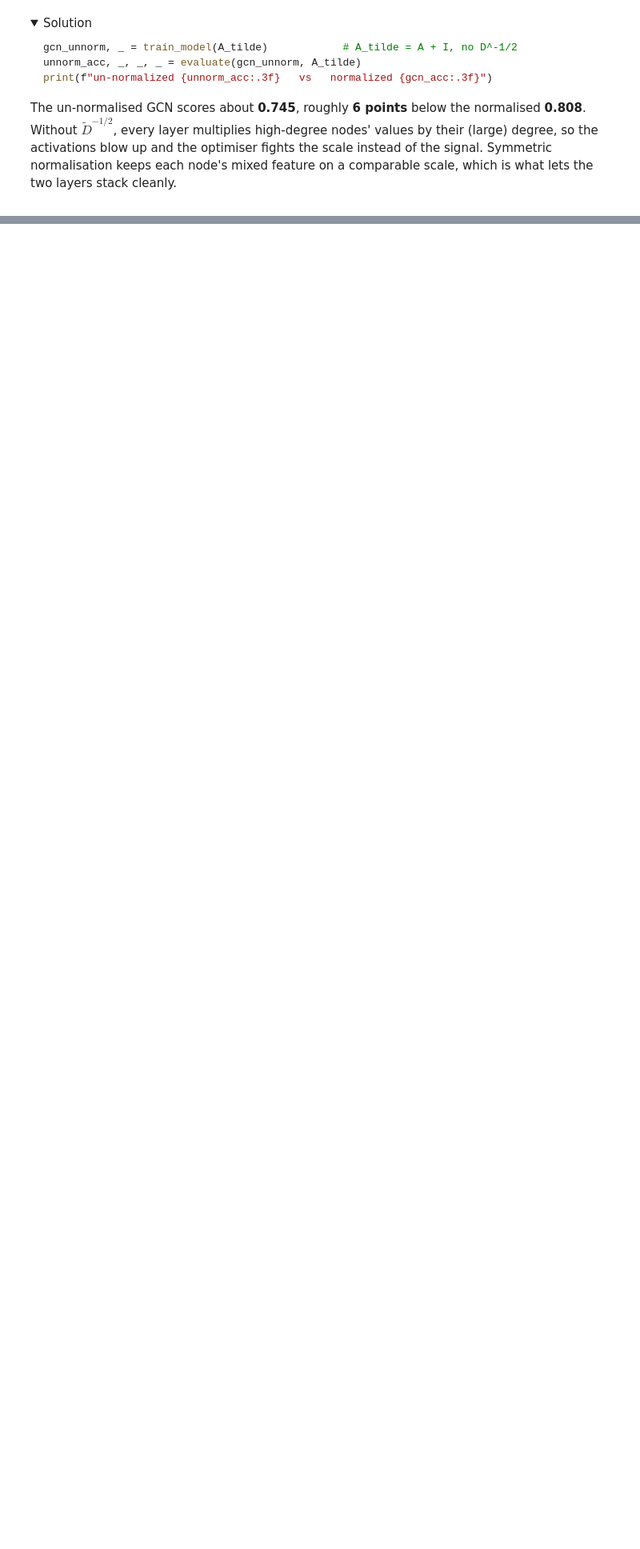
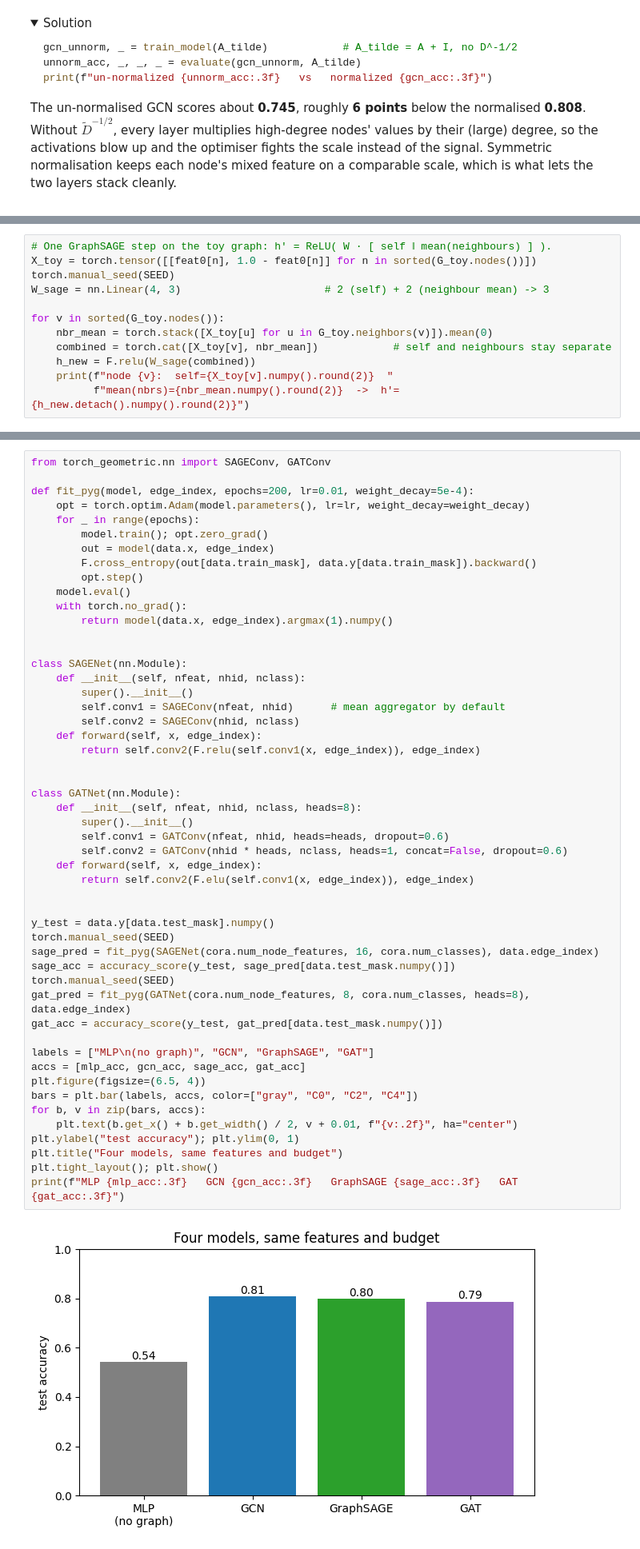
Before and after one commit to mlugassi/ML-on-Graphs, a Jupyter notebook: 10_Introduction_to_Graph_Neural_Networks_(GNNs).ipynb, the cells around one changed output, grey strips where cells are left out. Shown at 80% size. Drawn from its saved outputs; the diff is of its cells as text; folded sections open; blank space fills up the shorter version.

```diff
--- a/10_Introduction_to_Graph_Neural_Networks_(GNNs).ipynb
+++ b/10_Introduction_to_Graph_Neural_Networks_(GNNs).ipynb
@@ -597,0 +854,12 @@ layers stack cleanly.
+# %%
+# One GraphSAGE step on the toy graph: h' = ReLU( W · [ self ‖ mean(neighbours) ] ).
+X_toy = torch.tensor([[feat0[n], 1.0 - feat0[n]] for n in sorted(G_toy.nodes())])
+torch.manual_seed(SEED)
+W_sage = nn.Linear(4, 3)                       # 2 (self) + 2 (neighbour mean) -> 3
+
+for v in sorted(G_toy.nodes()):
+    nbr_mean = torch.stack([X_toy[u] for u in G_toy.neighbors(v)]).mean(0)
+    combined = torch.cat([X_toy[v], nbr_mean])            # self and neighbours stay separate
+    h_new = F.relu(W_sage(combined))
+    print(f"node {v}:  self={X_toy[v].numpy().round(2)}  "
+          f"mean(nbrs)={nbr_mean.numpy().round(2)}  ->  h'={h_new.detach().numpy().round(2)}")
@@ -597,0 +880,53 @@ layers stack cleanly.
+# %%
+from torch_geometric.nn import SAGEConv, GATConv
+
+def fit_pyg(model, edge_index, epochs=200, lr=0.01, weight_decay=5e-4):
+    opt = torch.optim.Adam(model.parameters(), lr=lr, weight_decay=weight_decay)
+    for _ in range(epochs):
+        model.train(); opt.zero_grad()
+        out = model(data.x, edge_index)
+        F.cross_entropy(out[data.train_mask], data.y[data.train_mask]).backward()
+        opt.step()
+    model.eval()
+    with torch.no_grad():
+        return model(data.x, edge_index).argmax(1).numpy()
+
+
+class SAGENet(nn.Module):
+    def __init__(self, nfeat, nhid, nclass):
+        super().__init__()
+        self.conv1 = SAGEConv(nfeat, nhid)      # mean aggregator by default
+        self.conv2 = SAGEConv(nhid, nclass)
+    def forward(self, x, edge_index):
+        return self.conv2(F.relu(self.conv1(x, edge_index)), edge_index)
+
+
+class GATNet(nn.Module):
+    def __init__(self, nfeat, nhid, nclass, heads=8):
+        super().__init__()
+        self.conv1 = GATConv(nfeat, nhid, heads=heads, dropout=0.6)
+        self.conv2 = GATConv(nhid * heads, nclass, heads=1, concat=False, dropout=0.6)
+    def forward(self, x, edge_index):
+        return self.conv2(F.elu(self.conv1(x, edge_index)), edge_index)
+
+
+y_test = data.y[data.test_mask].numpy()
+torch.manual_seed(SEED)
+sage_pred = fit_pyg(SAGENet(cora.num_node_features, 16, cora.num_classes), data.edge_index)
+sage_acc = accuracy_score(y_test, sage_pred[data.test_mask.numpy()])
+torch.manual_seed(SEED)
+gat_pred = fit_pyg(GATNet(cora.num_node_features, 8, cora.num_classes, heads=8), data.edge_index)
+gat_acc = accuracy_score(y_test, gat_pred[data.test_mask.numpy()])
+
+labels = ["MLP\n(no graph)", "GCN", "GraphSAGE", "GAT"]
+accs = [mlp_acc, gcn_acc, sage_acc, gat_acc]
+plt.figure(figsize=(6.5, 4))
+bars = plt.bar(labels, accs, color=["gray", "C0", "C2", "C4"])
+for b, v in zip(bars, accs):
+    plt.text(b.get_x() + b.get_width() / 2, v + 0.01, f"{v:.2f}", ha="center")
+plt.ylabel("test accuracy"); plt.ylim(0, 1)
+plt.title("Four models, same features and budget")
+plt.tight_layout(); plt.show()
+print(f"MLP {mlp_acc:.3f}   GCN {gcn_acc:.3f}   GraphSAGE {sage_acc:.3f}   GAT {gat_acc:.3f}")
+# %% [output]
+[figure, added]
```
Also changed, not shown: parts of 48 cells of this notebook.
